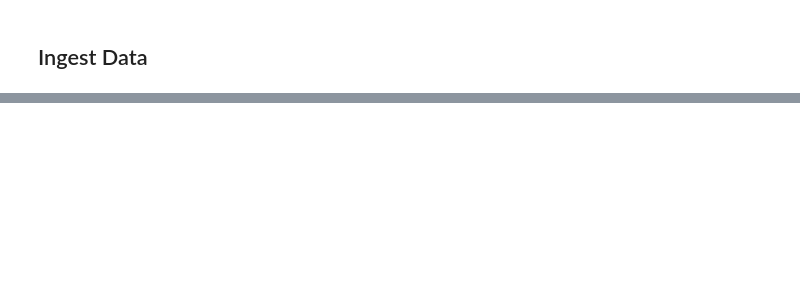
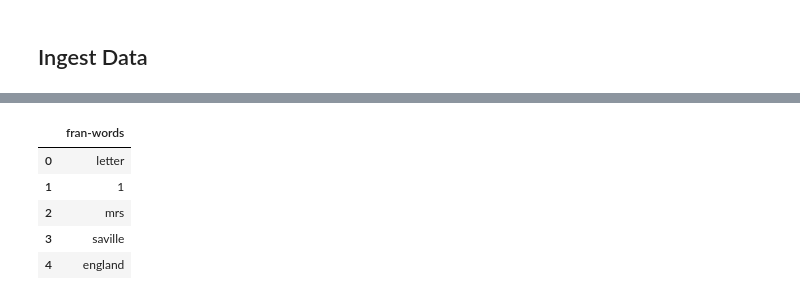
Before and after one commit to efoxcolgate/NLP-low-code, a Jupyter notebook: lowcode.ipynb, the cells around one changed output, grey strips where cells are left out. Cells and saved outputs as stored; diff of their text form; code cells hidden in the pictures; blank space fills up the shorter version.

```diff
--- a/lowcode.ipynb
+++ b/lowcode.ipynb
@@ -17,0 +106,5 @@ Frankenstein-book   100%[===================>] 411.25K  --.-KB/s    in 0.03s
+# %%
+stop_words=stopwords.words("english")
+frank_blob=TextBlob(Path('Frankenstein-book').read_text())
+math_blob=TextBlob(Path('Mathilda-book').read_text())
+gg_blob=TextBlob(Path('greatgatsby-book').read_text())
@@ -17,0 +165,11 @@ Frankenstein-book   100%[===================>] 411.25K  --.-KB/s    in 0.03s
+# %%
+from pandas import DataFrame
+df = DataFrame(no_stop_fran,columns=["fran-words"])
+df.head()
+# %% [output]
+|  | fran-words |
+| 0 | letter |
+| 1 | 1 |
+| 2 | mrs |
+| 3 | saville |
+| 4 | england |
```
Also changed, not shown: parts of 28 cells of this notebook.
